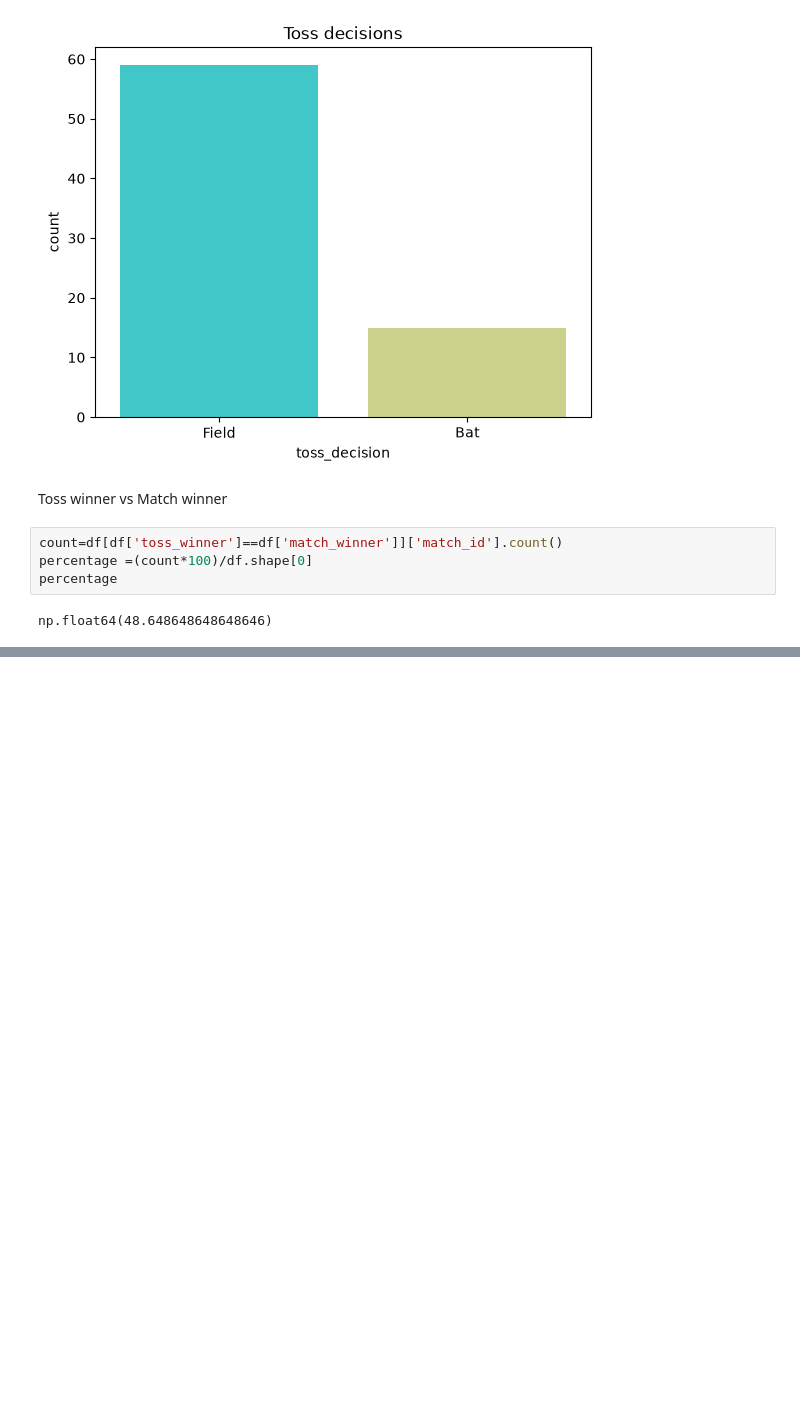
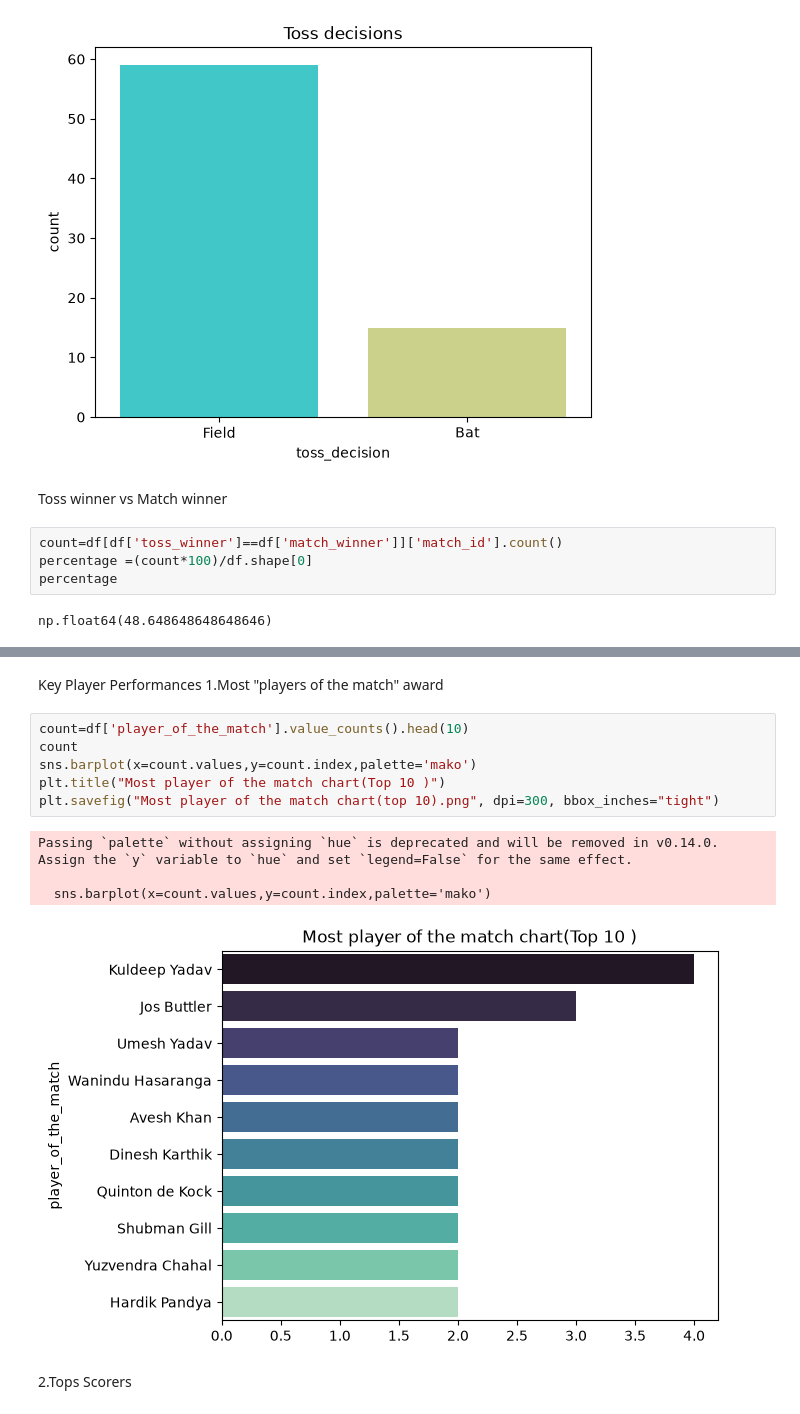
Before and after one commit to Himanshupandey2005/ipl-2022-Data-Analysis, a Jupyter notebook: index.ipynb, the cells around one changed output, grey strips where cells are left out. Saved outputs shown, nothing was run; the diff lists cells and outputs as text; blank space fills up the shorter version.

```diff
--- a/index.ipynb
+++ b/index.ipynb
@@ -62,0 +71,16 @@ np.float64(48.648648648648646)
+# %% [markdown]
+Key Player Performances
+1.Most "players of the match" award
+# %%
+count=df['player_of_the_match'].value_counts().head(10)
+count
+sns.barplot(x=count.values,y=count.index,palette='mako')
+plt.title("Most player of the match chart(Top 10 )")
+plt.savefig("Most player of the match chart(top 10).png", dpi=300, bbox_inches="tight")
+# %% [output]
+Passing `palette` without assigning `hue` is deprecated and will be removed in v0.14.0. Assign the `y` variable to `hue` and set `legend=False` for the same effect.
+
+  sns.barplot(x=count.values,y=count.index,palette='mako')
+[figure, added]
+# %% [markdown]
+2.Tops Scorers
```
Also changed, not shown: parts of 16 cells of this notebook, 5 other files.
